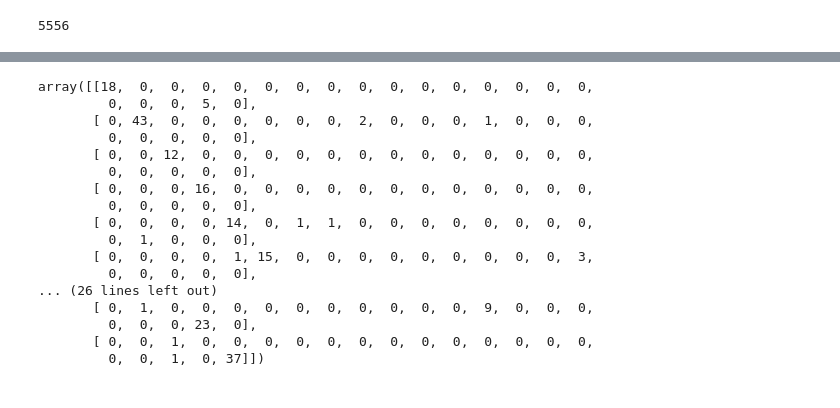
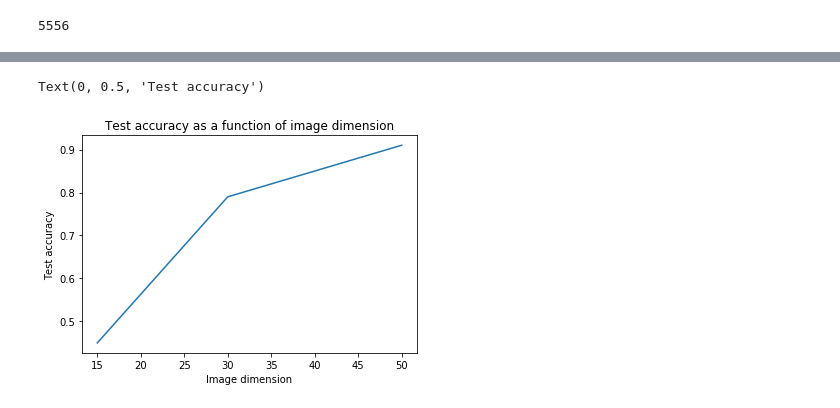
Before and after one commit to a1pha/going_deeper, a Jupyter notebook: CNN_21_class.ipynb, the cells around one changed output, grey strips where cells are left out. Cells and saved outputs as stored; diff of their text form; code cells hidden in the pictures.

```diff
--- a/CNN_21_class.ipynb
+++ b/CNN_21_class.ipynb
@@ -196,24 +212,16 @@ predictions = model.predict(X_val.reshape(X_val.shape[0], 50, 50,1))
 # %%
 from sklearn.metrics import confusion_matrix
 matrix = confusion_matrix(y_val.argmax(axis=1), predictions.argmax(axis=1))
-# %%
-matrix
-# %% [output]
-array([[18,  0,  0,  0,  0,  0,  0,  0,  0,  0,  0,  0,  0,  0,  0,  0,
-         0,  0,  0,  5,  0],
-       [ 0, 43,  0,  0,  0,  0,  0,  0,  2,  0,  0,  0,  1,  0,  0,  0,
-         0,  0,  0,  0,  0],
-       [ 0,  0, 12,  0,  0,  0,  0,  0,  0,  0,  0,  0,  0,  0,  0,  0,
-         0,  0,  0,  0,  0],
-       [ 0,  0,  0, 16,  0,  0,  0,  0,  0,  0,  0,  0,  0,  0,  0,  0,
-         0,  0,  0,  0,  0],
-       [ 0,  0,  0,  0, 14,  0,  1,  1,  0,  0,  0,  0,  0,  0,  0,  0,
-         0,  1,  0,  0,  0],
-       [ 0,  0,  0,  0,  1, 15,  0,  0,  0,  0,  0,  0,  0,  0,  0,  3,
-         0,  0,  0,  0,  0],
-... (26 lines left out)
-       [ 0,  1,  0,  0,  0,  0,  0,  0,  0,  0,  0,  0,  9,  0,  0,  0,
-         0,  0,  0, 23,  0],
-       [ 0,  0,  1,  0,  0,  0,  0,  0,  0,  0,  0,  0,  0,  0,  0,  0,
-         0,  0,  1,  0, 37]])
+# %%
+import matplotlib.pyplot as plt
+dims = [15,30,50]
+traind = [0.44,0.83,0.91]
+testd = [0.45, 0.79, 0.91]
+plt.plot(dims,testd)
+plt.title("Test accuracy as a function of image dimension")
+plt.xlabel("Image dimension")
+plt.ylabel("Test accuracy")
+# %% [output]
+Text(0, 0.5, 'Test accuracy')
+[figure, added]
 # %%
```
Also changed, not shown: parts of 11 cells of this notebook.
